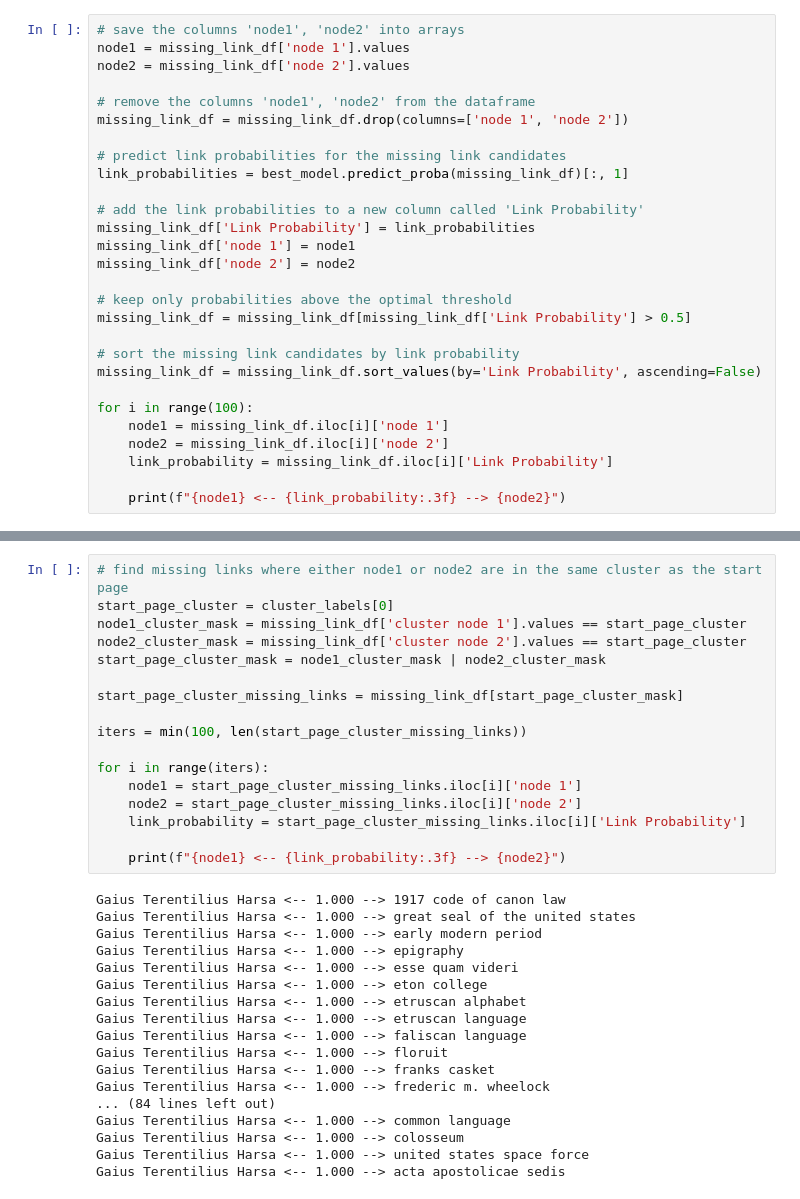
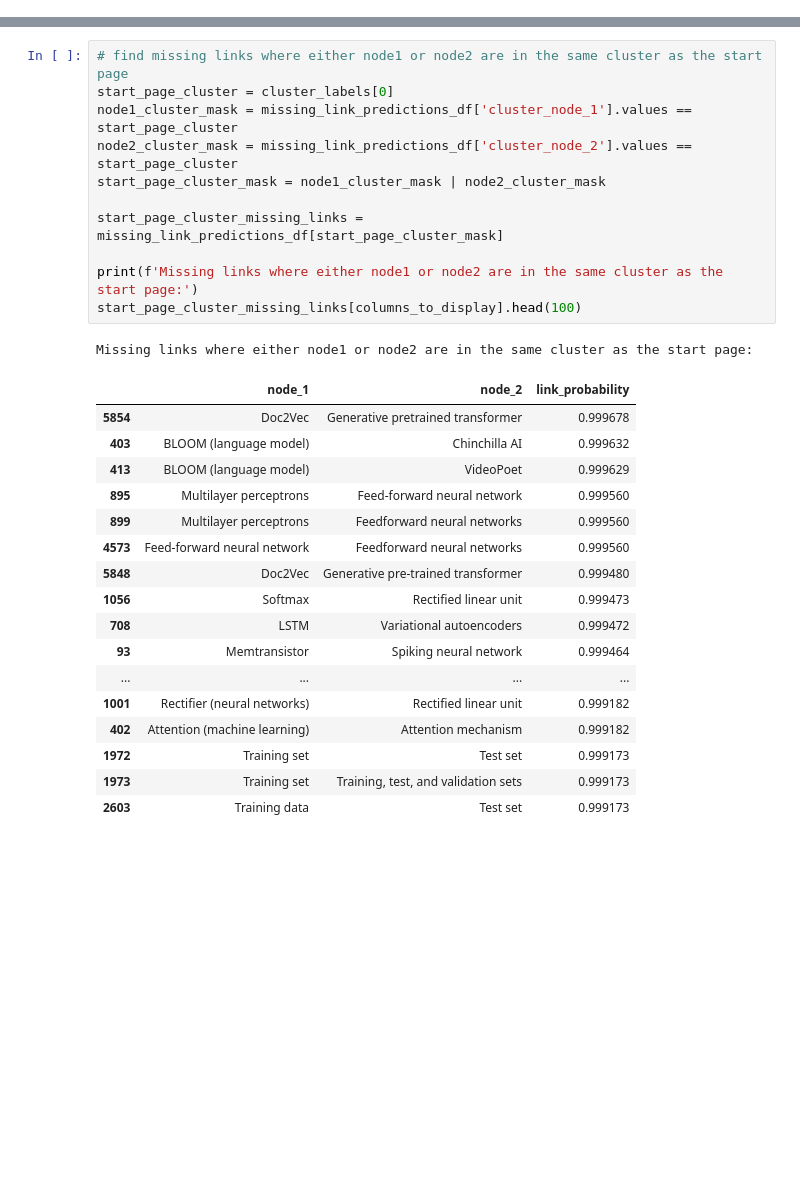
Before and after one commit to francescobraicovich/Missing_Knowledge_Links_WIkipedia, a Jupyter notebook: graph_analysis.ipynb, the cells around one changed output, grey strips where cells are left out. Saved outputs shown, nothing was run; the diff lists cells and outputs as text; blank space fills up the shorter version.

```diff
--- a/graph_analysis.ipynb
+++ b/graph_analysis.ipynb
@@ -226,28 +229,0 @@ Confusion matrix:
-# %%
-# save the columns 'node1', 'node2' into arrays
-node1 = missing_link_df['node 1'].values
-node2 = missing_link_df['node 2'].values
-
-# remove the columns 'node1', 'node2' from the dataframe
-missing_link_df = missing_link_df.drop(columns=['node 1', 'node 2'])
-
-# predict link probabilities for the missing link candidates
-link_probabilities = best_model.predict_proba(missing_link_df)[:, 1]
-
-# add the link probabilities to a new column called 'Link Probability'
-missing_link_df['Link Probability'] = link_probabilities
-missing_link_df['node 1'] = node1
-missing_link_df['node 2'] = node2
-
-# keep only probabilities above the optimal threshold
-missing_link_df = missing_link_df[missing_link_df['Link Probability'] > 0.5]
-
-# sort the missing link candidates by link probability
-missing_link_df = missing_link_df.sort_values(by='Link Probability', ascending=False)
-
-for i in range(100):
-    node1 = missing_link_df.iloc[i]['node 1']
-    node2 = missing_link_df.iloc[i]['node 2']
-    link_probability = missing_link_df.iloc[i]['Link Probability']
-
-    print(f"{node1} <-- {link_probability:.3f} --> {node2}")
@@ -272,37 +280,32 @@ Gaius Terentilius Harsa <-- 1.000 --> acta apostolicae sedis
 # %%
 # find missing links where either node1 or node2 are in the same cluster as the start page
 start_page_cluster = cluster_labels[0]
-node1_cluster_mask = missing_link_df['cluster node 1'].values == start_page_cluster
-node2_cluster_mask = missing_link_df['cluster node 2'].values == start_page_cluster
+node1_cluster_mask = missing_link_predictions_df['cluster_node_1'].values == start_page_cluster
+node2_cluster_mask = missing_link_predictions_df['cluster_node_2'].values == start_page_cluster
 start_page_cluster_mask = node1_cluster_mask | node2_cluster_mask
 
-start_page_cluster_missing_links = missing_link_df[start_page_cluster_mask]
+start_page_cluster_missing_links = missing_link_predictions_df[start_page_cluster_mask]
 
-iters = min(100, len(start_page_cluster_missing_links))
-
-for i in range(iters):
-    node1 = start_page_cluster_missing_links.iloc[i]['node 1']
-    node2 = start_page_cluster_missing_links.iloc[i]['node 2']
-    link_probability = start_page_cluster_missing_links.iloc[i]['Link Probability']
-
-    print(f"{node1} <-- {link_probability:.3f} --> {node2}")
+print(f'Missing links where either node1 or node2 are in the same cluster as the start page:')
+start_page_cluster_missing_links[columns_to_display].head(100)
 # %% [output]
-Gaius Terentilius Harsa <-- 1.000 --> 1917 code of canon law
-Gaius Terentilius Harsa <-- 1.000 --> great seal of the united states
-Gaius Terentilius Harsa <-- 1.000 --> early modern period
-Gaius Terentilius Harsa <-- 1.000 --> epigraphy
-Gaius Terentilius Harsa <-- 1.000 --> esse quam videri
-Gaius Terentilius Harsa <-- 1.000 --> eton college
-Gaius Terentilius Harsa <-- 1.000 --> etruscan alphabet
-Gaius Terentilius Harsa <-- 1.000 --> etruscan language
-Gaius Terentilius Harsa <-- 1.000 --> faliscan language
-Gaius Terentilius Harsa <-- 1.000 --> floruit
-Gaius Terentilius Harsa <-- 1.000 --> franks casket
-Gaius Terentilius Harsa <-- 1.000 --> frederic m. wheelock
-... (84 lines left out)
-Gaius Terentilius Harsa <-- 1.000 --> common language
-Gaius Terentilius Harsa <-- 1.000 --> colosseum
-Gaius Terentilius Harsa <-- 1.000 --> united states space force
-Gaius Terentilius Harsa <-- 1.000 --> acta apostolicae sedis
+Missing links where either node1 or node2 are in the same cluster as the start page:
+|  | node_1 | node_2 | link_probability |
+| 5854 | Doc2Vec | Generative pretrained transformer | 0.999678 |
+| 403 | BLOOM (language model) | Chinchilla AI | 0.999632 |
+| 413 | BLOOM (language model) | VideoPoet | 0.999629 |
+| 895 | Multilayer perceptrons | Feed-forward neural network | 0.999560 |
+| 899 | Multilayer perceptrons | Feedforward neural networks | 0.999560 |
+| 4573 | Feed-forward neural network | Feedforward neural networks | 0.999560 |
+| 5848 | Doc2Vec | Generative pre-trained transformer | 0.999480 |
+| 1056 | Softmax | Rectified linear unit | 0.999473 |
+| 708 | LSTM | Variational autoencoders | 0.999472 |
+| 93 | Memtransistor | Spiking neural network | 0.999464 |
+| ... | ... | ... | ... |
+| 1001 | Rectifier (neural networks) | Rectified linear unit | 0.999182 |
+| 402 | Attention (machine learning) | Attention mechanism | 0.999182 |
+| 1972 | Training set | Test set | 0.999173 |
+| 1973 | Training set | Training, test, and validation sets | 0.999173 |
+| 2603 | Training data | Test set | 0.999173 |
 # %%
 # find missing links that include the start page if node1 or node2 is the start page
```
Also changed, not shown: parts of 18 cells of this notebook, 7 other files.
